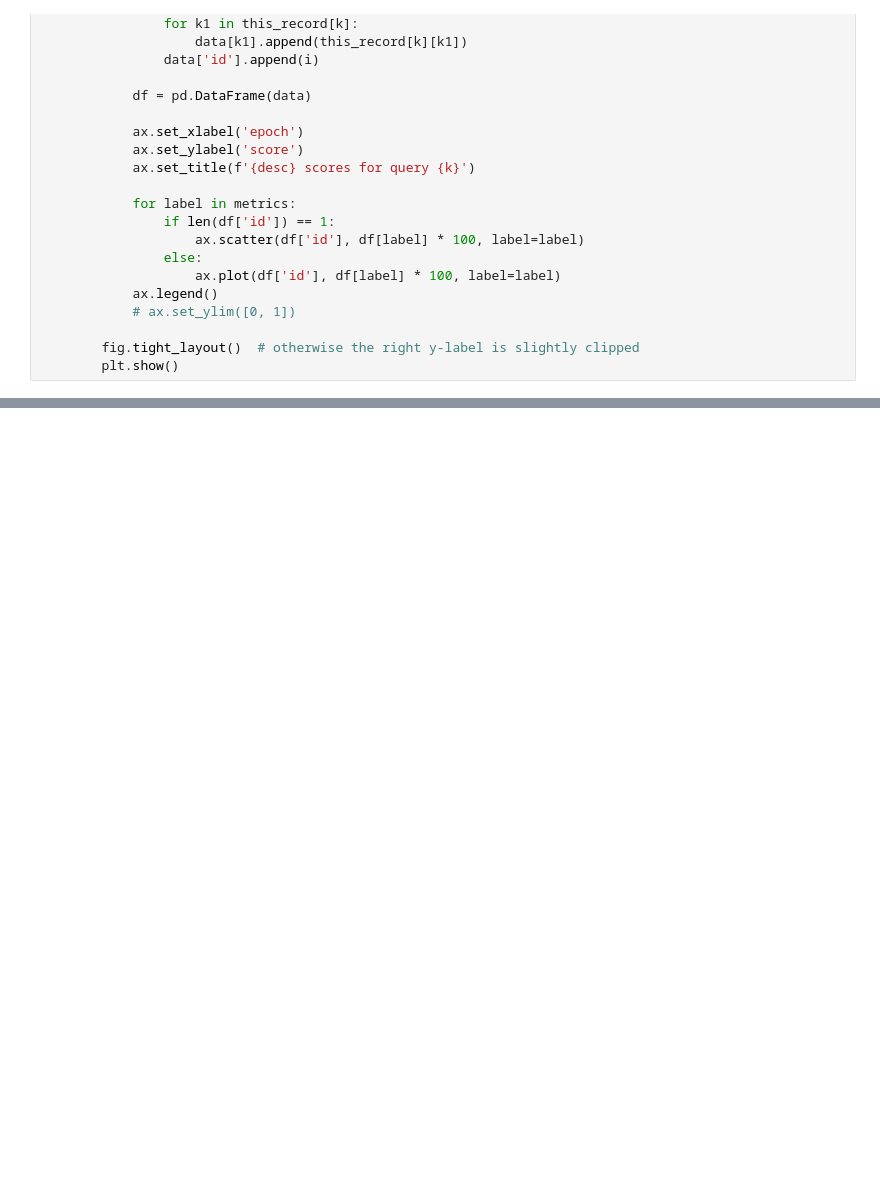
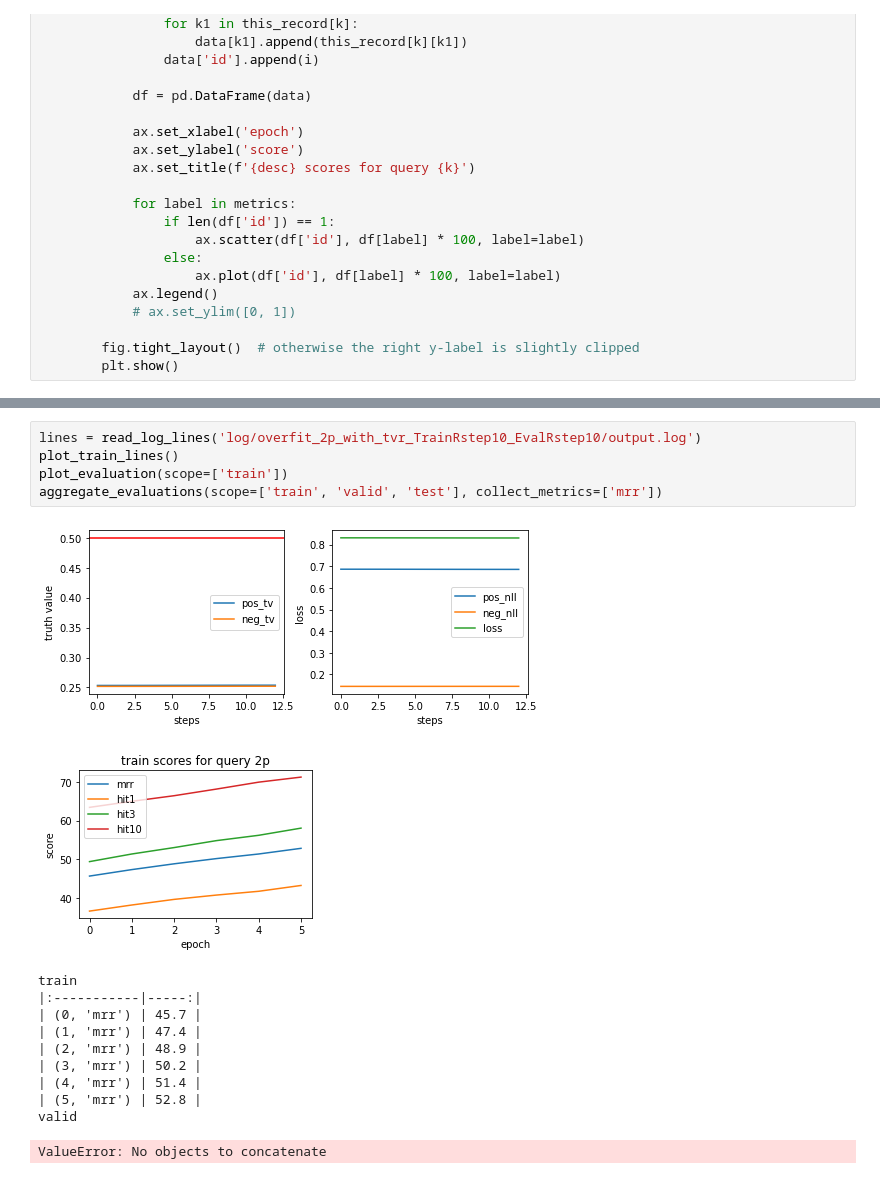
Before and after one commit to rabi-fei/Soft-Queries-on-Uncertain-KG, a Jupyter notebook: vis.ipynb, the cells around one changed output, grey strips where cells are left out. Drawn from its saved outputs; the diff is of its cells as text; blank space fills up the shorter version.

```diff
--- a/vis.ipynb
+++ b/vis.ipynb
@@ -155 +156,19 @@ def aggregate_evaluations(scope=['valid', 'test']):
+# %%
+lines = read_log_lines('log/overfit_2p_with_tvr_TrainRstep10_EvalRstep10/output.log')
+plot_train_lines()
+plot_evaluation(scope=['train'])
+aggregate_evaluations(scope=['train', 'valid', 'test'], collect_metrics=['mrr'])
+# %% [output]
+[figure, added]
+[figure, added]
+train
+|:-----------|-----:|
+| (0, 'mrr') | 45.7 |
+| (1, 'mrr') | 47.4 |
+| (2, 'mrr') | 48.9 |
+| (3, 'mrr') | 50.2 |
+| (4, 'mrr') | 51.4 |
+| (5, 'mrr') | 52.8 |
+valid
+ValueError: No objects to concatenate
 # %%
```
Also changed, not shown: parts of 5 cells of this notebook, 5 other files.
